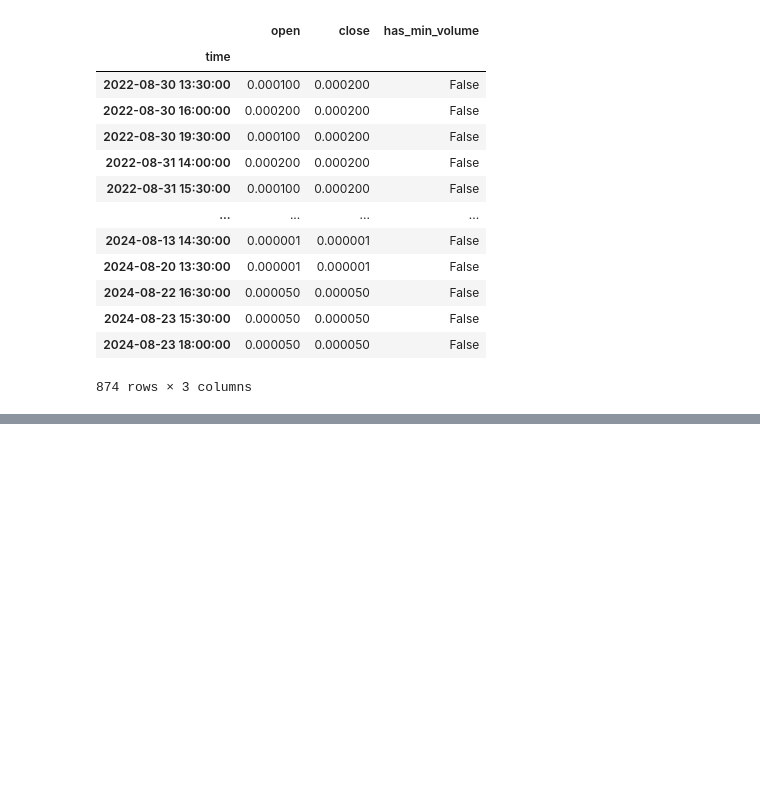
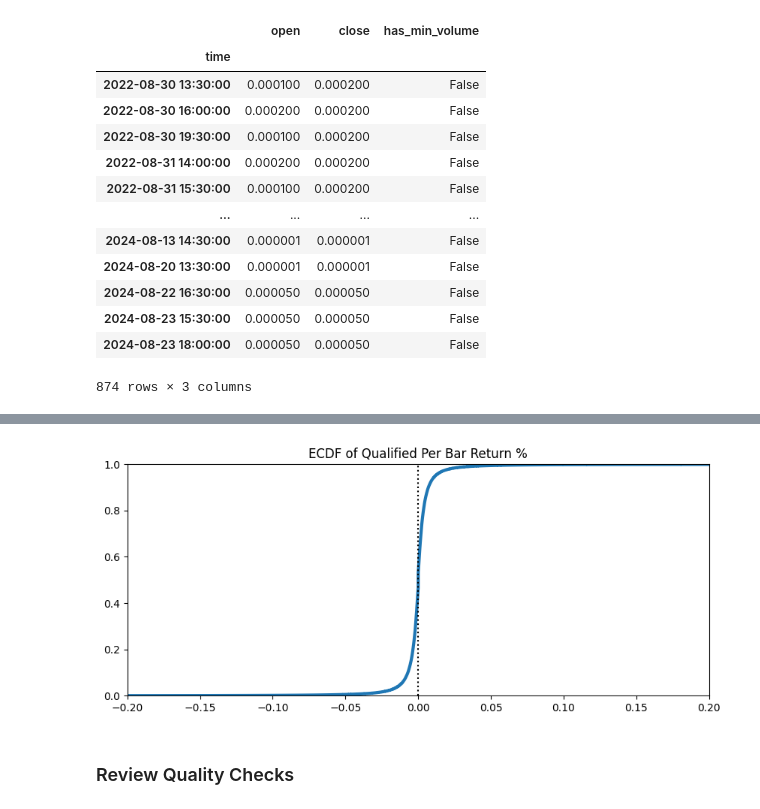
Before and after one commit to emskiphoto/Max-Possible-Return-from-Equities, a Jupyter notebook: src/Maximum Possible Return on Equity.ipynb, the cells around one changed output, grey strips where cells are left out. Drawn from its saved outputs; the diff is of its cells as text; code cells hidden in the pictures; blank space fills up the shorter version.

```diff
--- a/src/Maximum Possible Return on Equity.ipynb
+++ b/src/Maximum Possible Return on Equity.ipynb
@@ -297,0 +321,11 @@ df.isna().sum(axis=1).plot()
+# %%
+fig, ax = plt.subplots(figsize = (10,4))
+ax.ecdf(df_sparse.stack().dropna().values, lw=3)
+ax.set_xlim(-0.2, 0.2)
+ax.axvline(0, color='black', linestyle=':')
+ax.set_title('ECDF of Qualified Per Bar Return %')
+plt.show()
+# %% [output]
+[figure, added]
+# %% [markdown]
+### Review Quality Checks
```
Also changed, not shown: parts of 75 cells of this notebook, 2 other files.
